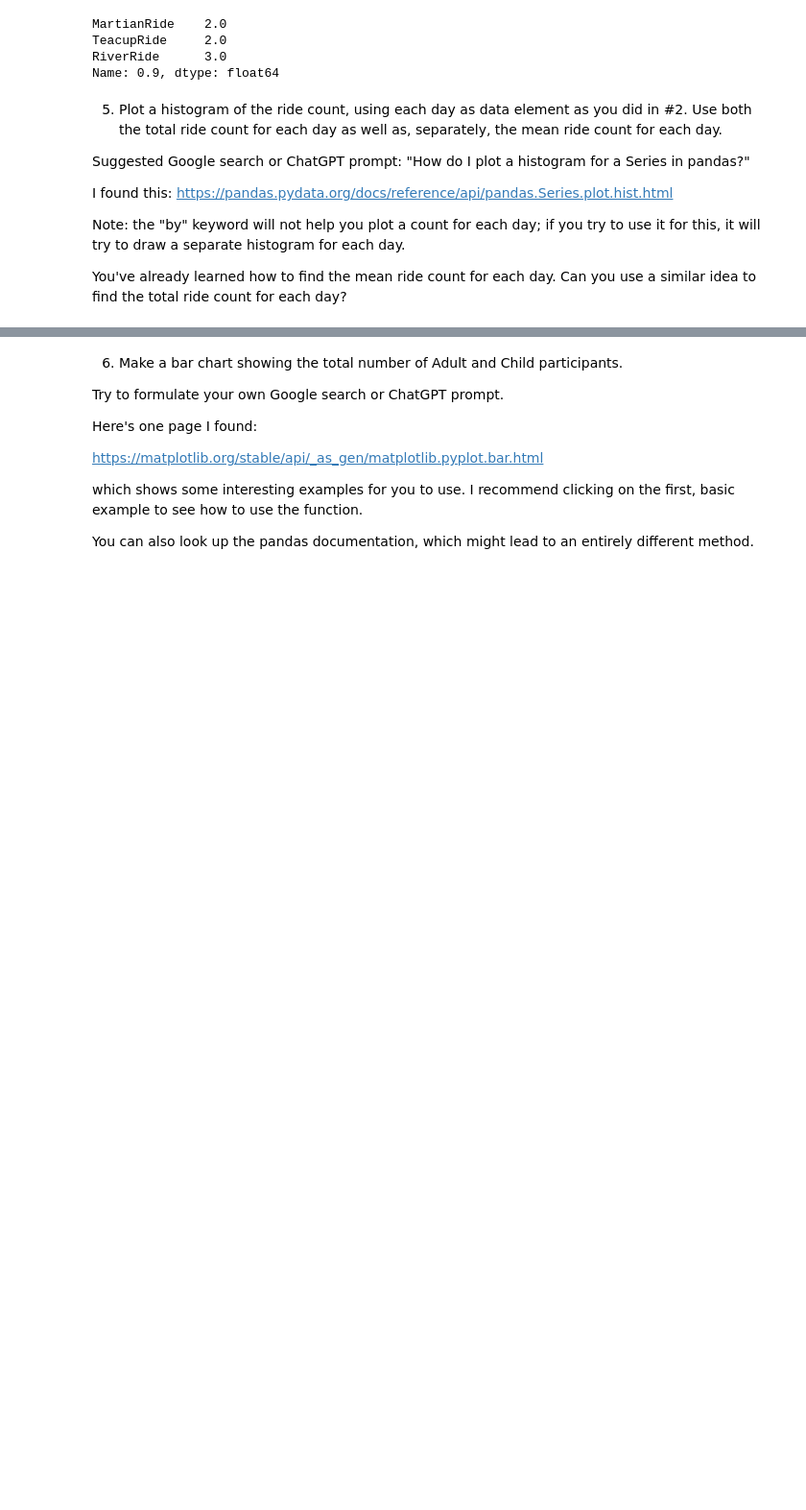
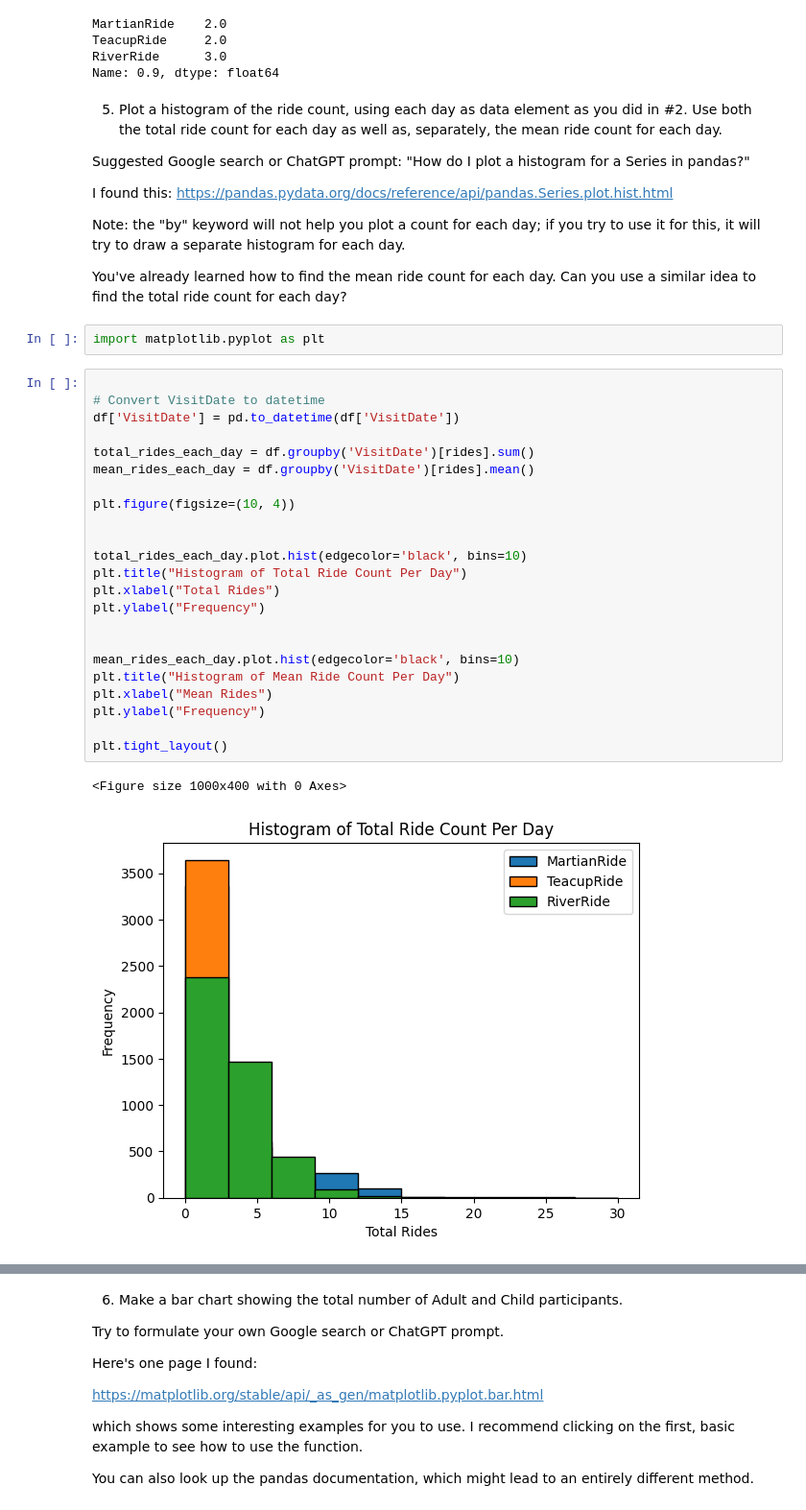
Before and after one commit to Rocking-Priya/2025-spring-B2, a Jupyter notebook: Week3.ipynb, the cells around one changed output, grey strips where cells are left out. Shown at 96% size. Drawn from its saved outputs; the diff is of its cells as text; blank space fills up the shorter version.

```diff
--- a/Week3.ipynb
+++ b/Week3.ipynb
@@ -309,3 +312,31 @@ I found this: https://pandas.pydata.org/docs/reference/api/pandas.Series.plot.hi
 Note: the "by" keyword will not help you plot a count for each day; if you try to use it for this, it will try to draw a separate histogram for each day.
 
 You've already learned how to find the mean ride count for each day.  Can you use a similar idea to find the total ride count for each day?
+# %%
+import matplotlib.pyplot as plt
+# %%
+
+# Convert VisitDate to datetime
+df['VisitDate'] = pd.to_datetime(df['VisitDate'])
+
+total_rides_each_day = df.groupby('VisitDate')[rides].sum()
+mean_rides_each_day = df.groupby('VisitDate')[rides].mean()
+
+plt.figure(figsize=(10, 4))
+
+
+total_rides_each_day.plot.hist(edgecolor='black', bins=10)
+plt.title("Histogram of Total Ride Count Per Day")
+plt.xlabel("Total Rides")
+plt.ylabel("Frequency")
+
+
+mean_rides_each_day.plot.hist(edgecolor='black', bins=10)
+plt.title("Histogram of Mean Ride Count Per Day")
+plt.xlabel("Mean Rides")
+plt.ylabel("Frequency")
+
+plt.tight_layout()
+# %% [output]
+<Figure size 1000x400 with 0 Axes>
+[figure, added]
```
Also changed, not shown: parts of 2 cells of this notebook.
